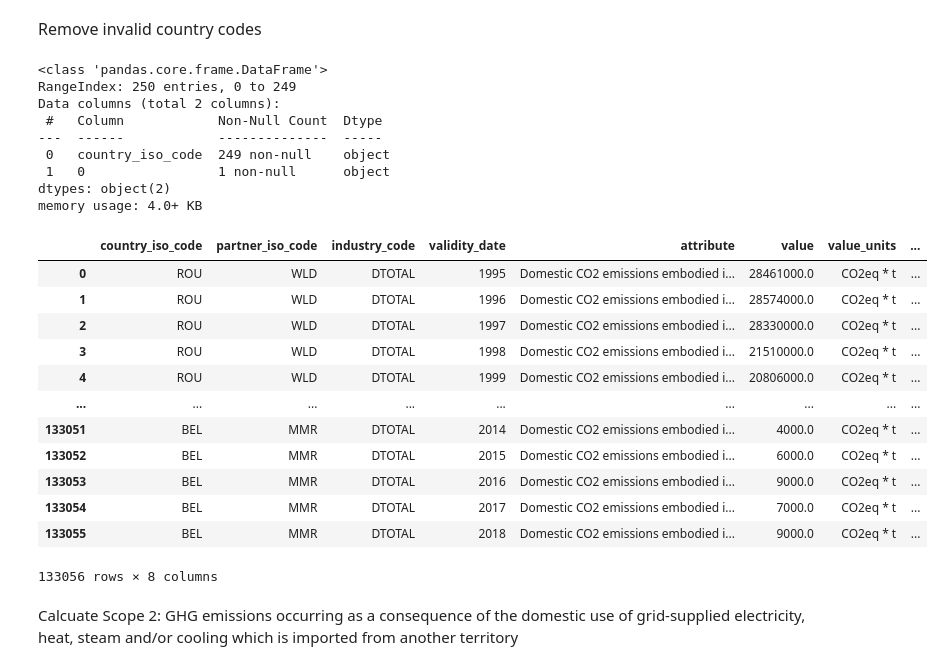
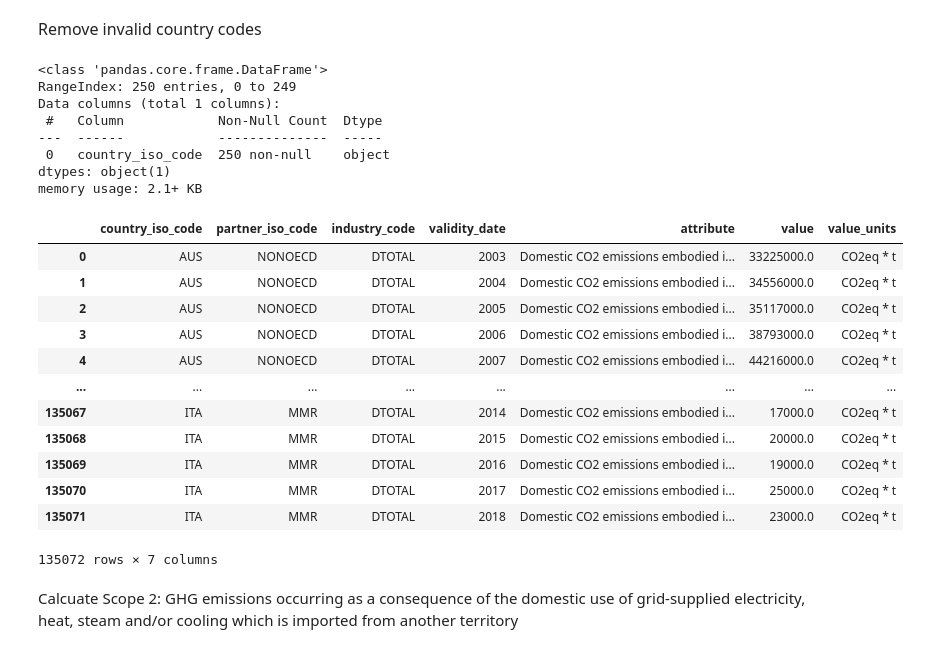
Before and after one commit to os-climate/PCAF-sovereign-footprint, a Jupyter notebook: notebooks/calc_total_sovereign_emissions.ipynb, the cells around one changed output. Saved outputs shown, nothing was run; the diff lists cells and outputs as text; code cells hidden in the pictures.

Commit message:
Revert "Commit bacause of PRIMAP data integration changes"

```diff
--- a/notebooks/calc_total_sovereign_emissions.ipynb
+++ b/notebooks/calc_total_sovereign_emissions.ipynb
@@ -231,47 +219,46 @@ df_population
 # %%
 import pycountry
 import pandas as pd
 df_country = pd.DataFrame([country.__dict__['_fields'] for country in pycountry.countries])
 df_country = df_country.rename(columns={'alpha_3':'country_iso_code'})
 df_country=df_country[['country_iso_code']]
 # add Rest of World to the country dataframe
 dict_row = {'country_iso_code':'ROW'}
-df_country = pd.concat([df_country,pd.Series(dict_row)],ignore_index=True)
+df_country = df_country.append(dict_row, ignore_index = True)
 df_country.info(verbose=True)
 df1=df1.convert_dtypes()
 #df1.info(verbose=True)
 df1 = pd.merge(df1,df_country,on=['country_iso_code'])
 df1=df1.convert_dtypes()
 #df_result.drop(columns=['country_name_y'],inplace=True)
 df1
 
 df_exgr = pd.merge(df_exgr,df_country,on=['country_iso_code'])
 df_exgr=df_exgr.convert_dtypes()
 #df_result.drop(columns=['country_name_y'],inplace=True)
 df_exgr
 # %% [output]
 <class 'pandas.core.frame.DataFrame'>
 RangeIndex: 250 entries, 0 to 249
-Data columns (total 2 columns):
+Data columns (total 1 columns):
  #   Column            Non-Null Count  Dtype
 ---  ------            --------------  -----
- 0   country_iso_code  249 non-null    object
- 1   0                 1 non-null      object
-dtypes: object(2)
-memory usage: 4.0+ KB
+ 0   country_iso_code  250 non-null    object
+dtypes: object(1)
+memory usage: 2.1+ KB
-|  | country_iso_code | partner_iso_code | industry_code | validity_date | attribute | value | value_units | ... |
-| 0 | ROU | WLD | DTOTAL | 1995 | Domestic CO2 emissions embodied i... | 28461000.0 | CO2eq * t | ... |
-| 1 | ROU | WLD | DTOTAL | 1996 | Domestic CO2 emissions embodied i... | 28574000.0 | CO2eq * t | ... |
-| 2 | ROU | WLD | DTOTAL | 1997 | Domestic CO2 emissions embodied i... | 28330000.0 | CO2eq * t | ... |
-| 3 | ROU | WLD | DTOTAL | 1998 | Domestic CO2 emissions embodied i... | 21510000.0 | CO2eq * t | ... |
-| 4 | ROU | WLD | DTOTAL | 1999 | Domestic CO2 emissions embodied i... | 20806000.0 | CO2eq * t | ... |
-| ... | ... | ... | ... | ... | ... | ... | ... | ... |
-| 133051 | BEL | MMR | DTOTAL | 2014 | Domestic CO2 emissions embodied i... | 4000.0 | CO2eq * t | ... |
-| 133052 | BEL | MMR | DTOTAL | 2015 | Domestic CO2 emissions embodied i... | 6000.0 | CO2eq * t | ... |
-| 133053 | BEL | MMR | DTOTAL | 2016 | Domestic CO2 emissions embodied i... | 9000.0 | CO2eq * t | ... |
-| 133054 | BEL | MMR | DTOTAL | 2017 | Domestic CO2 emissions embodied i... | 7000.0 | CO2eq * t | ... |
-| 133055 | BEL | MMR | DTOTAL | 2018 | Domestic CO2 emissions embodied i... | 9000.0 | CO2eq * t | ... |
+|  | country_iso_code | partner_iso_code | industry_code | validity_date | attribute | value | value_units |
+| 0 | AUS | NONOECD | DTOTAL | 2003 | Domestic CO2 emissions embodied i... | 33225000.0 | CO2eq * t |
+| 1 | AUS | NONOECD | DTOTAL | 2004 | Domestic CO2 emissions embodied i... | 34556000.0 | CO2eq * t |
+| 2 | AUS | NONOECD | DTOTAL | 2005 | Domestic CO2 emissions embodied i... | 35117000.0 | CO2eq * t |
+| 3 | AUS | NONOECD | DTOTAL | 2006 | Domestic CO2 emissions embodied i... | 38793000.0 | CO2eq * t |
+| 4 | AUS | NONOECD | DTOTAL | 2007 | Domestic CO2 emissions embodied i... | 44216000.0 | CO2eq * t |
+| ... | ... | ... | ... | ... | ... | ... | ... |
+| 135067 | ITA | MMR | DTOTAL | 2014 | Domestic CO2 emissions embodied i... | 17000.0 | CO2eq * t |
+| 135068 | ITA | MMR | DTOTAL | 2015 | Domestic CO2 emissions embodied i... | 20000.0 | CO2eq * t |
+| 135069 | ITA | MMR | DTOTAL | 2016 | Domestic CO2 emissions embodied i... | 19000.0 | CO2eq * t |
+| 135070 | ITA | MMR | DTOTAL | 2017 | Domestic CO2 emissions embodied i... | 25000.0 | CO2eq * t |
+| 135071 | ITA | MMR | DTOTAL | 2018 | Domestic CO2 emissions embodied i... | 23000.0 | CO2eq * t |
-133056 rows × 8 columns
+135072 rows × 7 columns
 # %% [markdown]
 Calcuate Scope 2:
 GHG emissions occurring as a consequence of the domestic use of grid-supplied electricity, heat,
```
Also changed, not shown: parts of 19 cells of this notebook, 14 other files.
